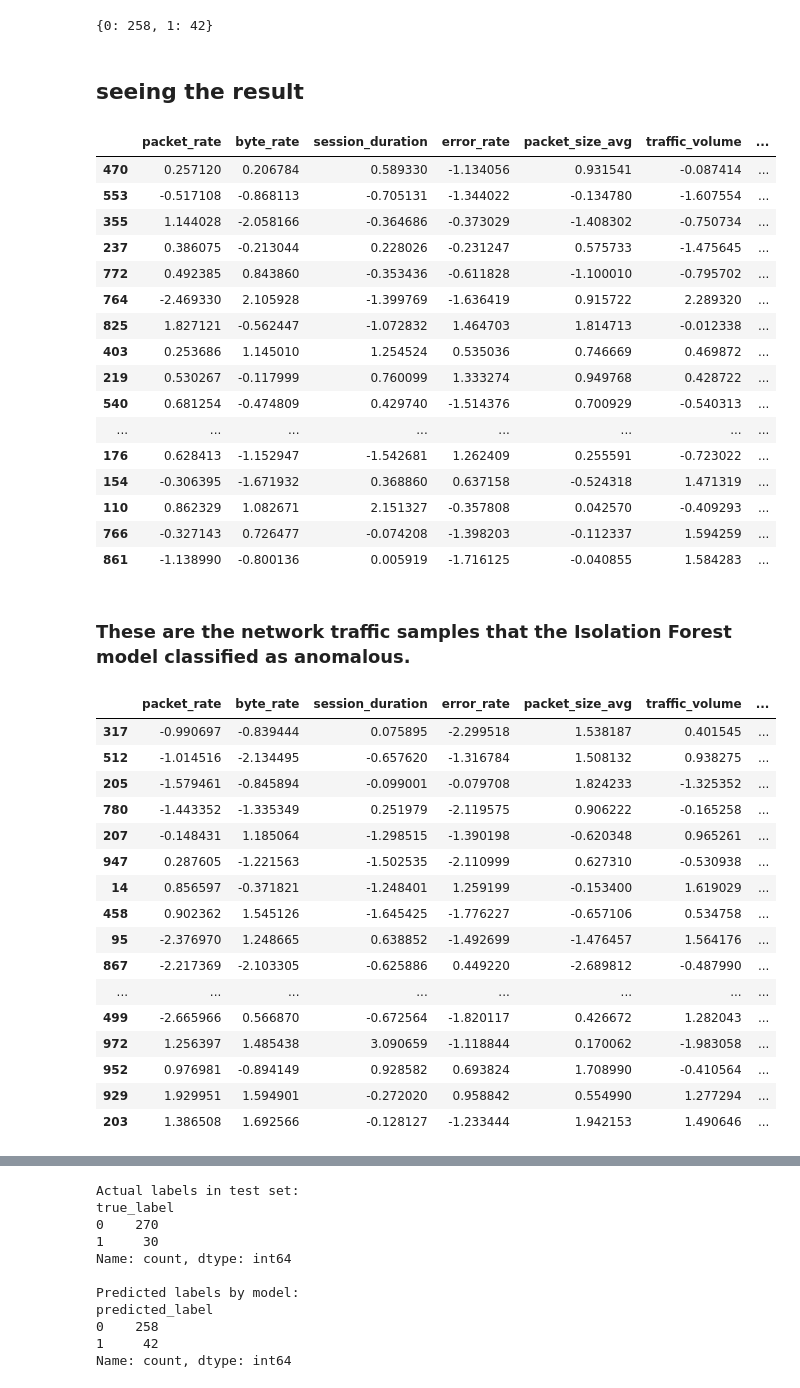
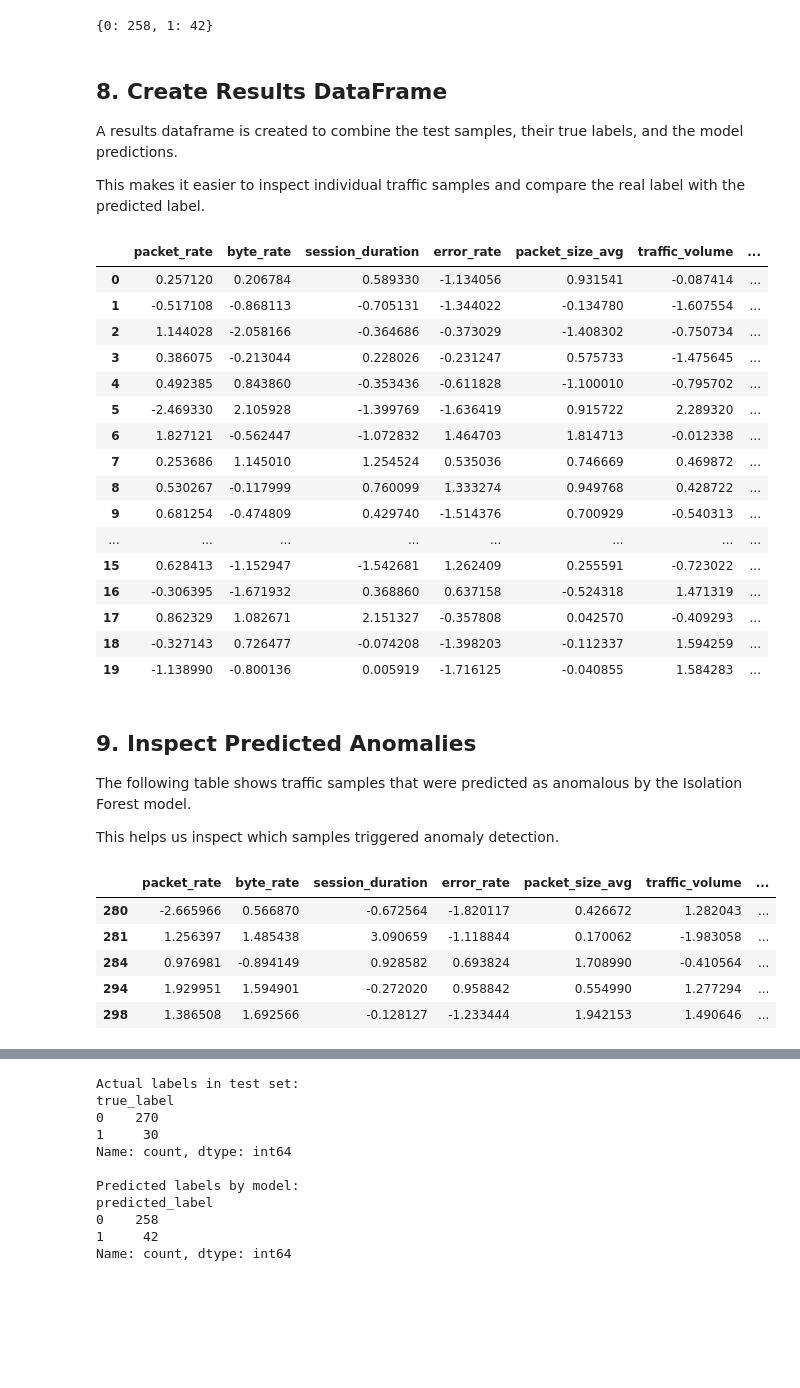
Before and after one commit to MahsaHaghnevis/Isolation_Forest, a Jupyter notebook: main.ipynb, the cells around one changed output, grey strips where cells are left out. Drawn from its saved outputs; the diff is of its cells as text; code cells hidden in the pictures; blank space fills up the shorter version.

Commit message:
added the documents for easier undrestanding

```diff
--- a/main.ipynb
+++ b/main.ipynb
@@ -211,51 +304,48 @@ print(prediction_counts)
 # %% [output]
 {0: 258, 1: 42}
 # %% [markdown]
-## seeing the result
+## 8. Create Results DataFrame
+
+A results dataframe is created to combine the test samples, their true labels, and the model predictions.
+
+This makes it easier to inspect individual traffic samples and compare the real label with the predicted label.
 # %%
 results_df = X_test.copy()
 
 results_df["true_label"] = y_test
 results_df["predicted_label"] = y_pred_binary
-
+results_df = results_df.reset_index(drop=True)
 results_df.head(20)
 # %% [output]
 |  | packet_rate | byte_rate | session_duration | error_rate | packet_size_avg | traffic_volume | ... |
-| 470 | 0.257120 | 0.206784 | 0.589330 | -1.134056 | 0.931541 | -0.087414 | ... |
-| 553 | -0.517108 | -0.868113 | -0.705131 | -1.344022 | -0.134780 | -1.607554 | ... |
-| 355 | 1.144028 | -2.058166 | -0.364686 | -0.373029 | -1.408302 | -0.750734 | ... |
-| 237 | 0.386075 | -0.213044 | 0.228026 | -0.231247 | 0.575733 | -1.475645 | ... |
-| 772 | 0.492385 | 0.843860 | -0.353436 | -0.611828 | -1.100010 | -0.795702 | ... |
-| 764 | -2.469330 | 2.105928 | -1.399769 | -1.636419 | 0.915722 | 2.289320 | ... |
-| 825 | 1.827121 | -0.562447 | -1.072832 | 1.464703 | 1.814713 | -0.012338 | ... |
-| 403 | 0.253686 | 1.145010 | 1.254524 | 0.535036 | 0.746669 | 0.469872 | ... |
-| 219 | 0.530267 | -0.117999 | 0.760099 | 1.333274 | 0.949768 | 0.428722 | ... |
-| 540 | 0.681254 | -0.474809 | 0.429740 | -1.514376 | 0.700929 | -0.540313 | ... |
+| 0 | 0.257120 | 0.206784 | 0.589330 | -1.134056 | 0.931541 | -0.087414 | ... |
+| 1 | -0.517108 | -0.868113 | -0.705131 | -1.344022 | -0.134780 | -1.607554 | ... |
+| 2 | 1.144028 | -2.058166 | -0.364686 | -0.373029 | -1.408302 | -0.750734 | ... |
+| 3 | 0.386075 | -0.213044 | 0.228026 | -0.231247 | 0.575733 | -1.475645 | ... |
+| 4 | 0.492385 | 0.843860 | -0.353436 | -0.611828 | -1.100010 | -0.795702 | ... |
+| 5 | -2.469330 | 2.105928 | -1.399769 | -1.636419 | 0.915722 | 2.289320 | ... |
+| 6 | 1.827121 | -0.562447 | -1.072832 | 1.464703 | 1.814713 | -0.012338 | ... |
+| 7 | 0.253686 | 1.145010 | 1.254524 | 0.535036 | 0.746669 | 0.469872 | ... |
+| 8 | 0.530267 | -0.117999 | 0.760099 | 1.333274 | 0.949768 | 0.428722 | ... |
+| 9 | 0.681254 | -0.474809 | 0.429740 | -1.514376 | 0.700929 | -0.540313 | ... |
 | ... | ... | ... | ... | ... | ... | ... | ... |
-| 176 | 0.628413 | -1.152947 | -1.542681 | 1.262409 | 0.255591 | -0.723022 | ... |
-| 154 | -0.306395 | -1.671932 | 0.368860 | 0.637158 | -0.524318 | 1.471319 | ... |
-| 110 | 0.862329 | 1.082671 | 2.151327 | -0.357808 | 0.042570 | -0.409293 | ... |
-| 766 | -0.327143 | 0.726477 | -0.074208 | -1.398203 | -0.112337 | 1.594259 | ... |
-| 861 | -1.138990 | -0.800136 | 0.005919 | -1.716125 | -0.040855 | 1.584283 | ... |
+| 15 | 0.628413 | -1.152947 | -1.542681 | 1.262409 | 0.255591 | -0.723022 | ... |
+| 16 | -0.306395 | -1.671932 | 0.368860 | 0.637158 | -0.524318 | 1.471319 | ... |
+| 17 | 0.862329 | 1.082671 | 2.151327 | -0.357808 | 0.042570 | -0.409293 | ... |
+| 18 | -0.327143 | 0.726477 | -0.074208 | -1.398203 | -0.112337 | 1.594259 | ... |
+| 19 | -1.138990 | -0.800136 | 0.005919 | -1.716125 | -0.040855 | 1.584283 | ... |
 # %% [markdown]
-### These are the network traffic samples that the Isolation Forest model classified as anomalous.
+## 9. Inspect Predicted Anomalies
+
+The following table shows traffic samples that were predicted as anomalous by the Isolation Forest model.
+
+This helps us inspect which samples triggered anomaly detection.
 # %%
-results_df[results_df["predicted_label"] == 1].tail(20)
+results_df[results_df["predicted_label"] == 1].tail()
 # %% [output]
 |  | packet_rate | byte_rate | session_duration | error_rate | packet_size_avg | traffic_volume | ... |
-| 317 | -0.990697 | -0.839444 | 0.075895 | -2.299518 | 1.538187 | 0.401545 | ... |
-| 512 | -1.014516 | -2.134495 | -0.657620 | -1.316784 | 1.508132 | 0.938275 | ... |
-| 205 | -1.579461 | -0.845894 | -0.099001 | -0.079708 | 1.824233 | -1.325352 | ... |
-| 780 | -1.443352 | -1.335349 | 0.251979 | -2.119575 | 0.906222 | -0.165258 | ... |
-| 207 | -0.148431 | 1.185064 | -1.298515 | -1.390198 | -0.620348 | 0.965261 | ... |
-| 947 | 0.287605 | -1.221563 | -1.502535 | -2.110999 | 0.627310 | -0.530938 | ... |
-| 14 | 0.856597 | -0.371821 | -1.248401 | 1.259199 | -0.153400 | 1.619029 | ... |
-| 458 | 0.902362 | 1.545126 | -1.645425 | -1.776227 | -0.657106 | 0.534758 | ... |
-| 95 | -2.376970 | 1.248665 | 0.638852 | -1.492699 | -1.476457 | 1.564176 | ... |
-| 867 | -2.217369 | -2.103305 | -0.625886 | 0.449220 | -2.689812 | -0.487990 | ... |
-| ... | ... | ... | ... | ... | ... | ... | ... |
-| 499 | -2.665966 | 0.566870 | -0.672564 | -1.820117 | 0.426672 | 1.282043 | ... |
-| 972 | 1.256397 | 1.485438 | 3.090659 | -1.118844 | 0.170062 | -1.983058 | ... |
-| 952 | 0.976981 | -0.894149 | 0.928582 | 0.693824 | 1.708990 | -0.410564 | ... |
-| 929 | 1.929951 | 1.594901 | -0.272020 | 0.958842 | 0.554990 | 1.277294 | ... |
-| 203 | 1.386508 | 1.692566 | -0.128127 | -1.233444 | 1.942153 | 1.490646 | ... |
+| 280 | -2.665966 | 0.566870 | -0.672564 | -1.820117 | 0.426672 | 1.282043 | ... |
+| 281 | 1.256397 | 1.485438 | 3.090659 | -1.118844 | 0.170062 | -1.983058 | ... |
+| 284 | 0.976981 | -0.894149 | 0.928582 | 0.693824 | 1.708990 | -0.410564 | ... |
+| 294 | 1.929951 | 1.594901 | -0.272020 | 0.958842 | 0.554990 | 1.277294 | ... |
+| 298 | 1.386508 | 1.692566 | -0.128127 | -1.233444 | 1.942153 | 1.490646 | ... |
```
Also changed, not shown: parts of 28 cells of this notebook.
